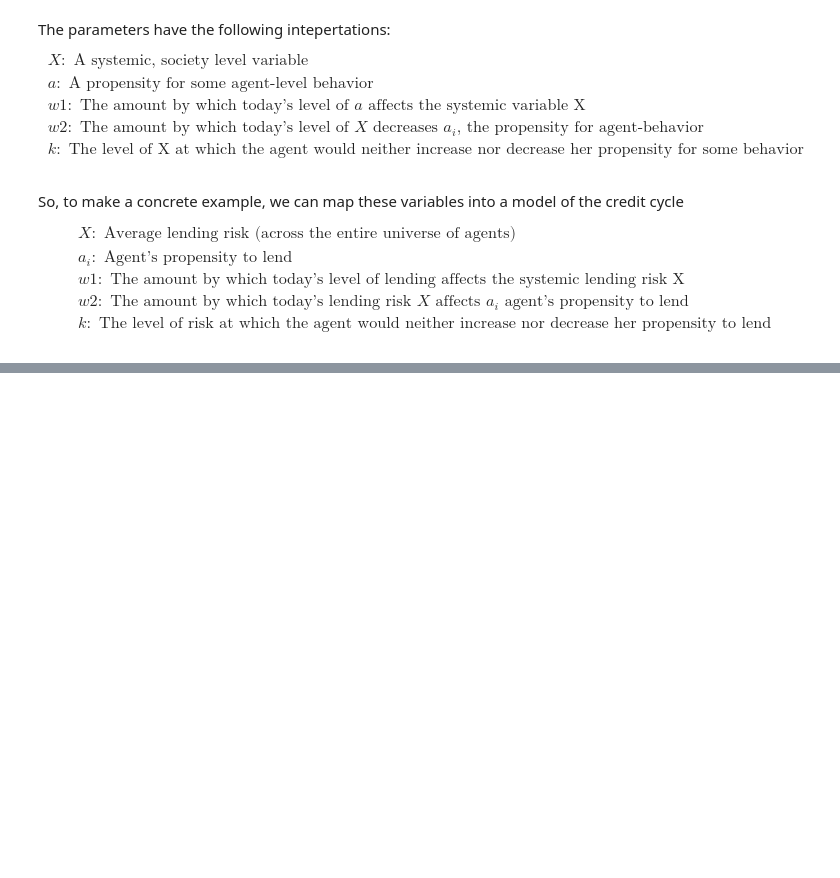
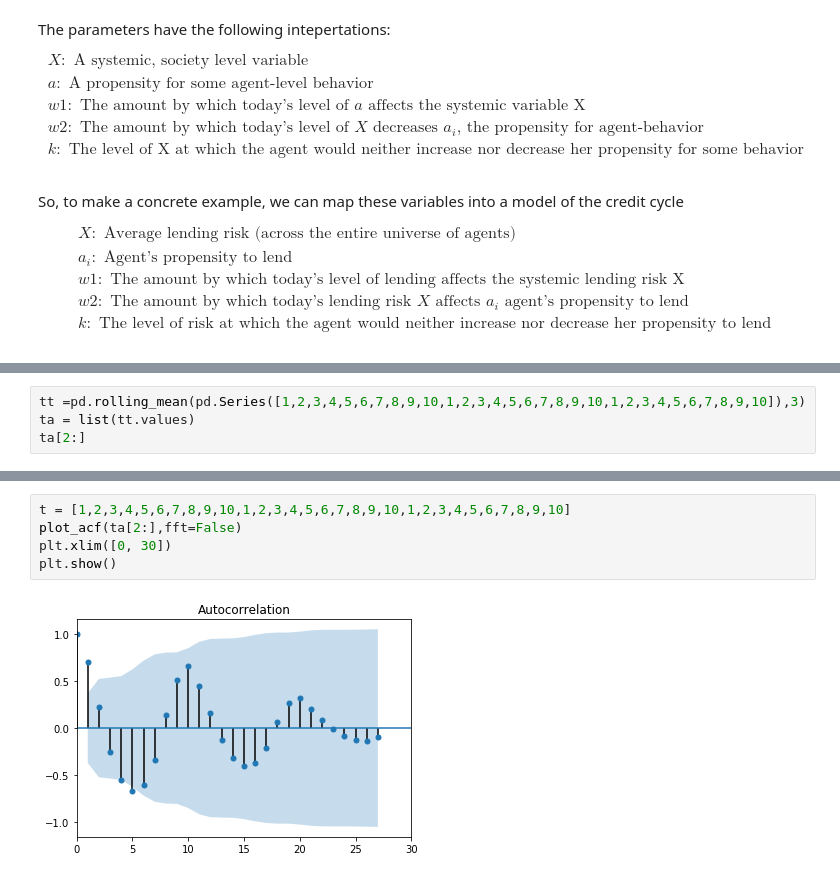
Before and after one commit to akaufman10/ABM, a Jupyter notebook: Experiential Learning.ipynb, the cells around one changed output, grey strips where cells are left out. Saved outputs shown, nothing was run; the diff lists cells and outputs as text; blank space fills up the shorter version.

```diff
--- a/Experiential Learning.ipynb
+++ b/Experiential Learning.ipynb
@@ -151,0 +348,4 @@ $$
+# %%
+tt =pd.rolling_mean(pd.Series([1,2,3,4,5,6,7,8,9,10,1,2,3,4,5,6,7,8,9,10,1,2,3,4,5,6,7,8,9,10]),3)
+ta = list(tt.values)
+ta[2:]
@@ -151,0 +371,7 @@ $$
+# %%
+t = [1,2,3,4,5,6,7,8,9,10,1,2,3,4,5,6,7,8,9,10,1,2,3,4,5,6,7,8,9,10]
+plot_acf(ta[2:],fft=False)
+plt.xlim([0, 30])
+plt.show()
+# %% [output]
+[figure, added]
```
Also changed, not shown: parts of 14 cells of this notebook.
